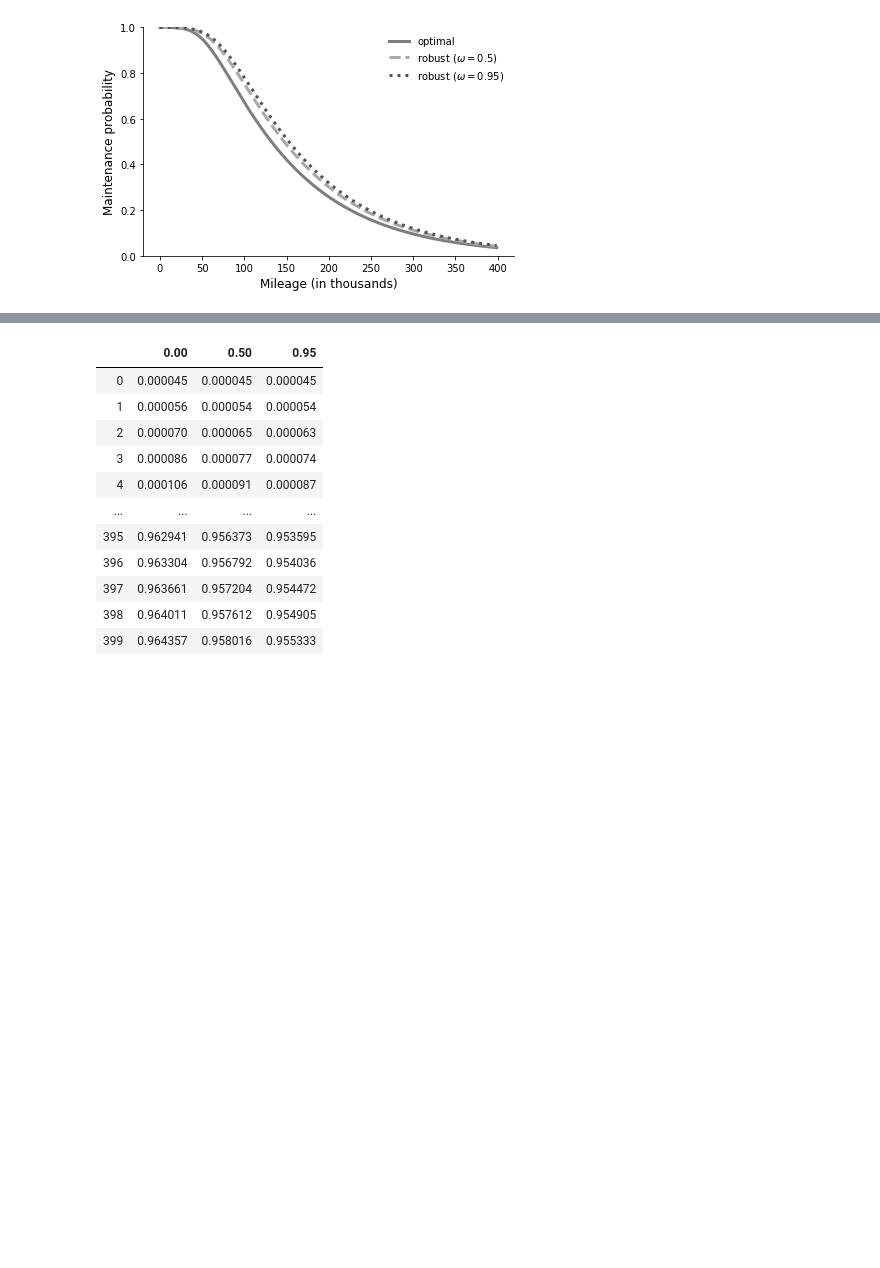
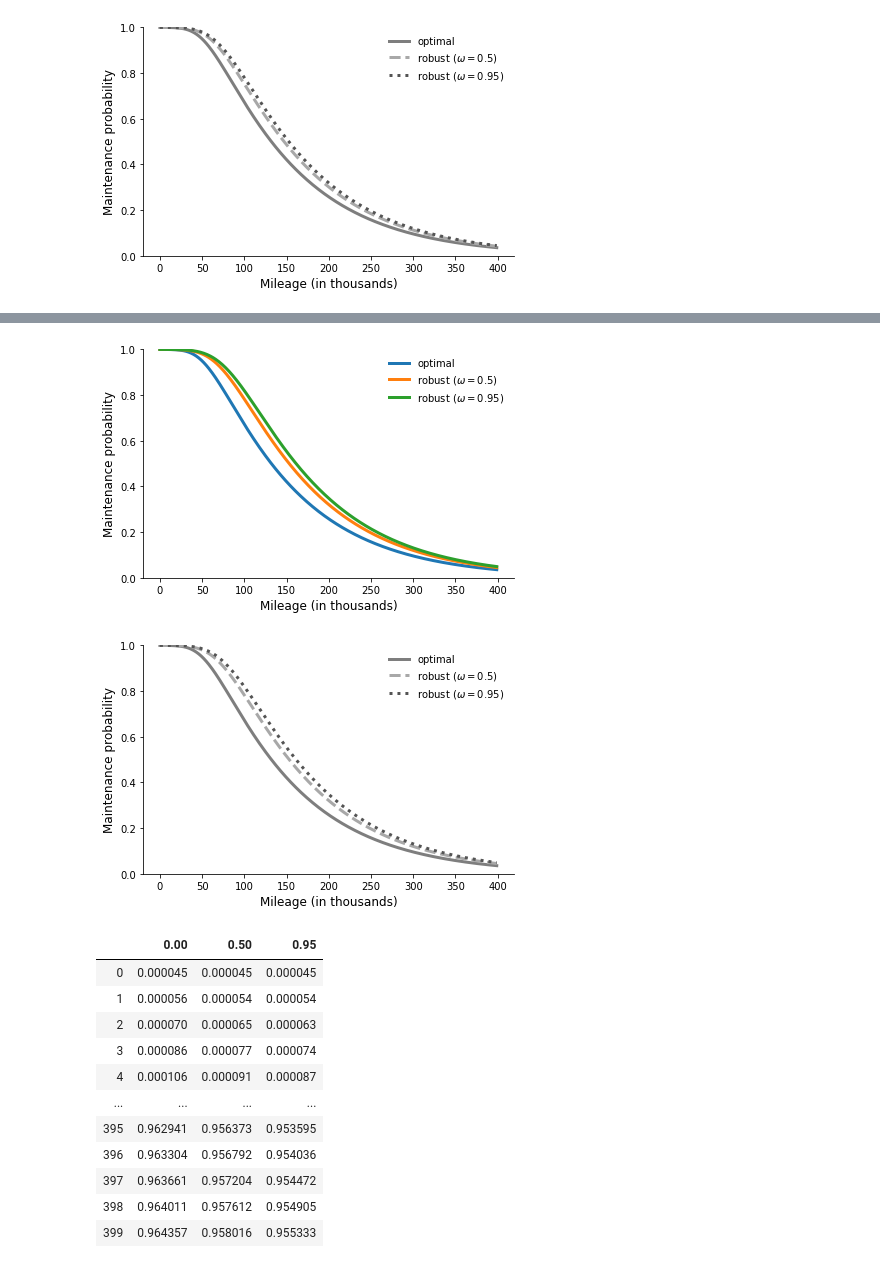
Before and after one commit to robustzurcher/analysis, a Jupyter notebook: notebooks/03_application.ipynb, the cells around one changed output, grey strips where cells are left out. Drawn from its saved outputs; the diff is of its cells as text; code cells hidden in the pictures; blank space fills up the shorter version.

Commit message:
Added smaller data shift of maintenance probs.

```diff
--- a/notebooks/03_application.ipynb
+++ b/notebooks/03_application.ipynb
@@ -63,3 +81,8 @@ get_maintenance_probabilities()
+# %%
+get_maintenance_probabilities_data()
+# %% [output]
+[figure, added]
+[figure, added]
 # %%
 df_replacement_probabilties()
 # %% [output]
```
Also changed, not shown: parts of 2 cells of this notebook, 1 other file.
